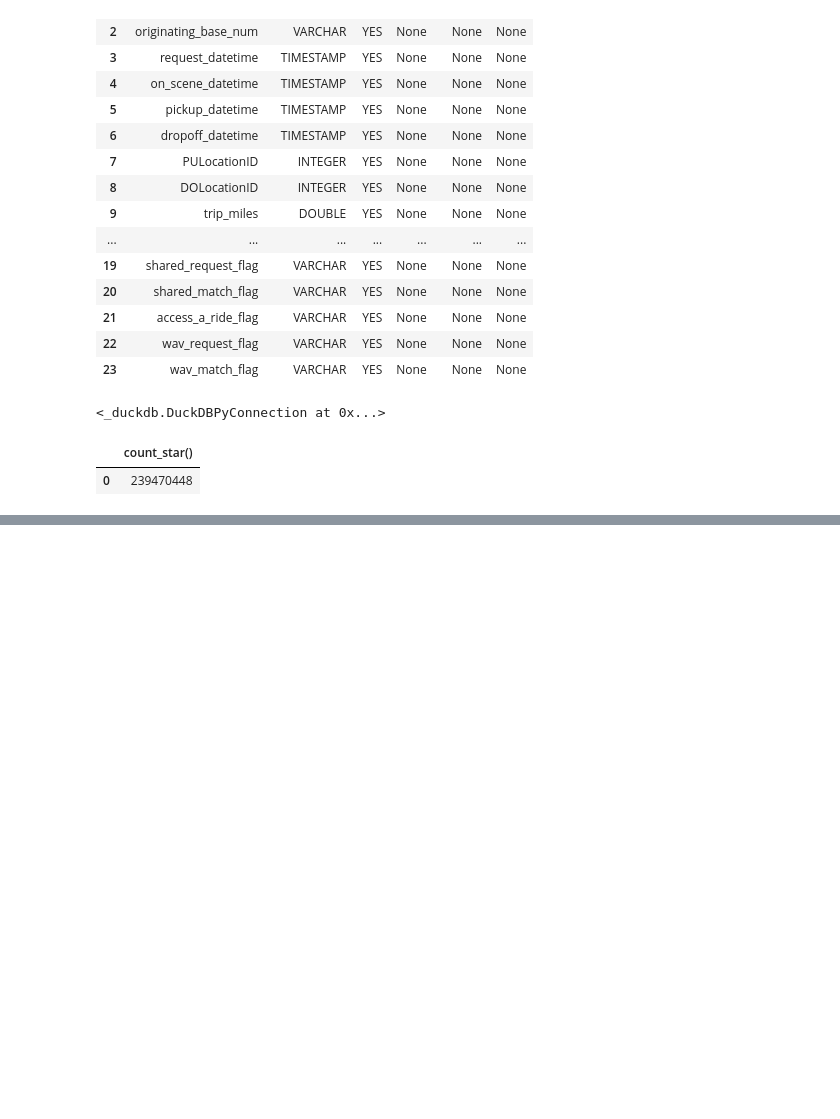
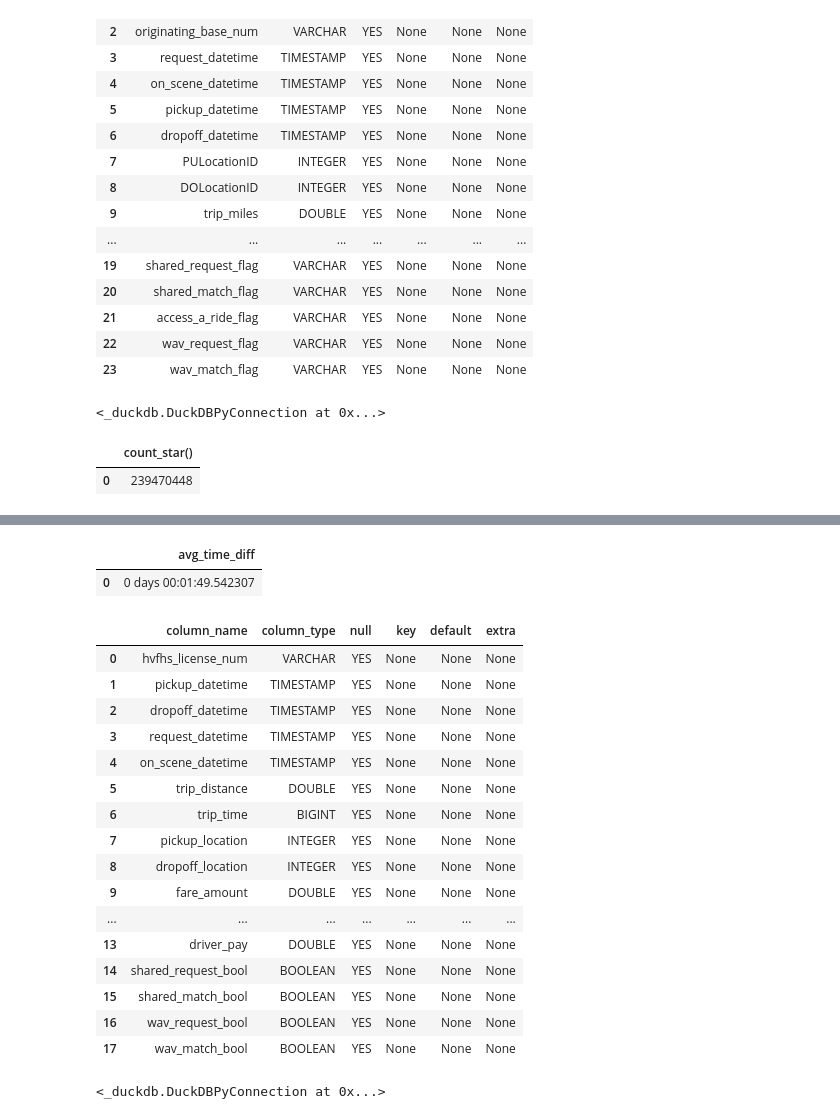
Before and after one commit to 4ct1o/nyc-tlc-interactive-heatmap, a Jupyter notebook: 02_notebooks/00_data_loading_cleaning.ipynb, the cells around one changed output, grey strips where cells are left out. Cells and saved outputs as stored; diff of their text form; code cells hidden in the pictures; blank space fills up the shorter version.

Commit message:
First Data Loading completed

```diff
--- a/02_notebooks/00_data_loading_cleaning.ipynb
+++ b/02_notebooks/00_data_loading_cleaning.ipynb
@@ -92,0 +273,43 @@ con.execute("SELECT COUNT(*) FROM fhvhv_selected").df()
+# %%
+con.execute("SELECT AVG(pickup_datetime - on_scene_datetime) AS avg_time_diff FROM fhvhv_selected WHERE on_scene_datetime IS NOT NULL").df()
+
+# Time difference can be useful for analysis, so I will keep the column
+# %% [output]
+|  | avg_time_diff |
+| 0 | 0 days 00:01:49.542307 |
+# %%
+# Checking end view
+
+con.execute("DESCRIBE fhvhv_selected_bool").df()
+# %% [output]
+|  | column_name | column_type | null | key | default | extra |
+| 0 | hvfhs_license_num | VARCHAR | YES | None | None | None |
+| 1 | pickup_datetime | TIMESTAMP | YES | None | None | None |
+| 2 | dropoff_datetime | TIMESTAMP | YES | None | None | None |
+| 3 | request_datetime | TIMESTAMP | YES | None | None | None |
+| 4 | on_scene_datetime | TIMESTAMP | YES | None | None | None |
+| 5 | trip_distance | DOUBLE | YES | None | None | None |
+| 6 | trip_time | BIGINT | YES | None | None | None |
+| 7 | pickup_location | INTEGER | YES | None | None | None |
+| 8 | dropoff_location | INTEGER | YES | None | None | None |
+| 9 | fare_amount | DOUBLE | YES | None | None | None |
+| ... | ... | ... | ... | ... | ... | ... |
+| 13 | driver_pay | DOUBLE | YES | None | None | None |
+| 14 | shared_request_bool | BOOLEAN | YES | None | None | None |
+| 15 | shared_match_bool | BOOLEAN | YES | None | None | None |
+| 16 | wav_request_bool | BOOLEAN | YES | None | None | None |
+| 17 | wav_match_bool | BOOLEAN | YES | None | None | None |
+# %%
+# Saving the DuckDB database
+
+con.execute("""
+COPY (
+  SELECT *
+  FROM fhvhv_selected_bool
+)
+TO '../01_docs/01_data/02_intermediate/fhvhv_clean.parquet'
+(FORMAT PARQUET, COMPRESSION ZSTD);
+"""
+)
+# %% [output]
+<_duckdb.DuckDBPyConnection at 0x...>
```
Also changed, not shown: parts of 16 cells of this notebook.
